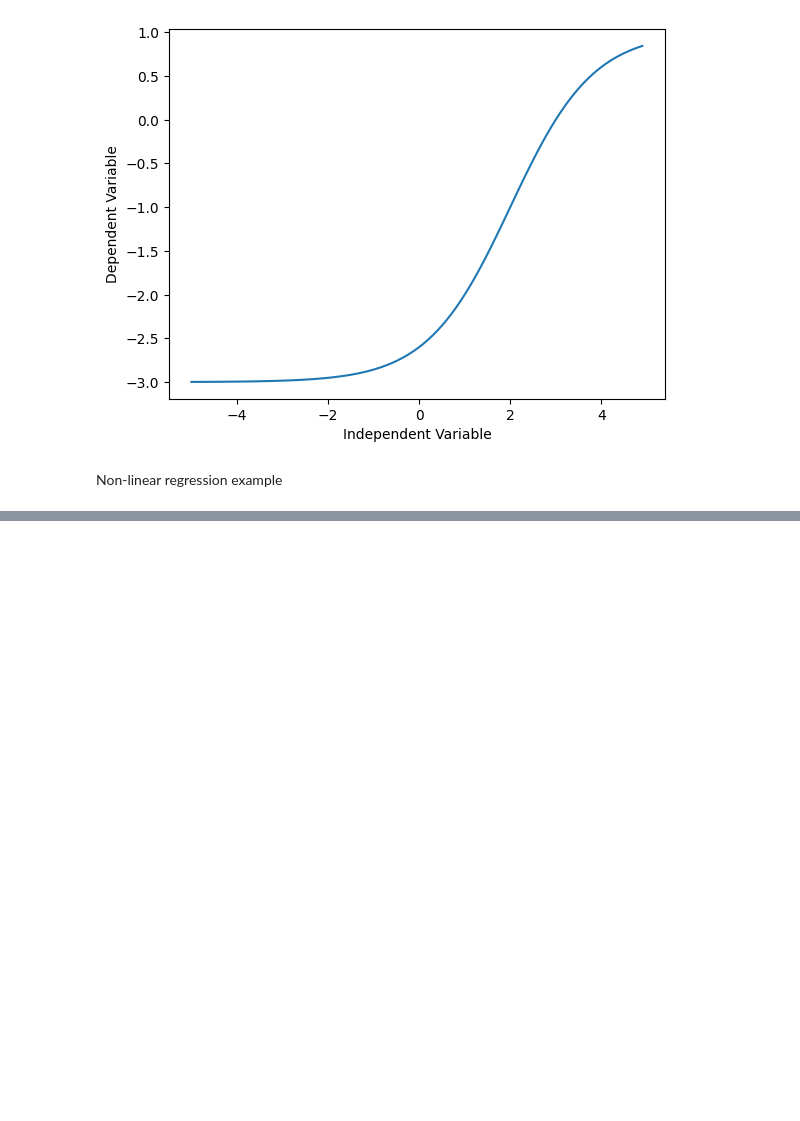
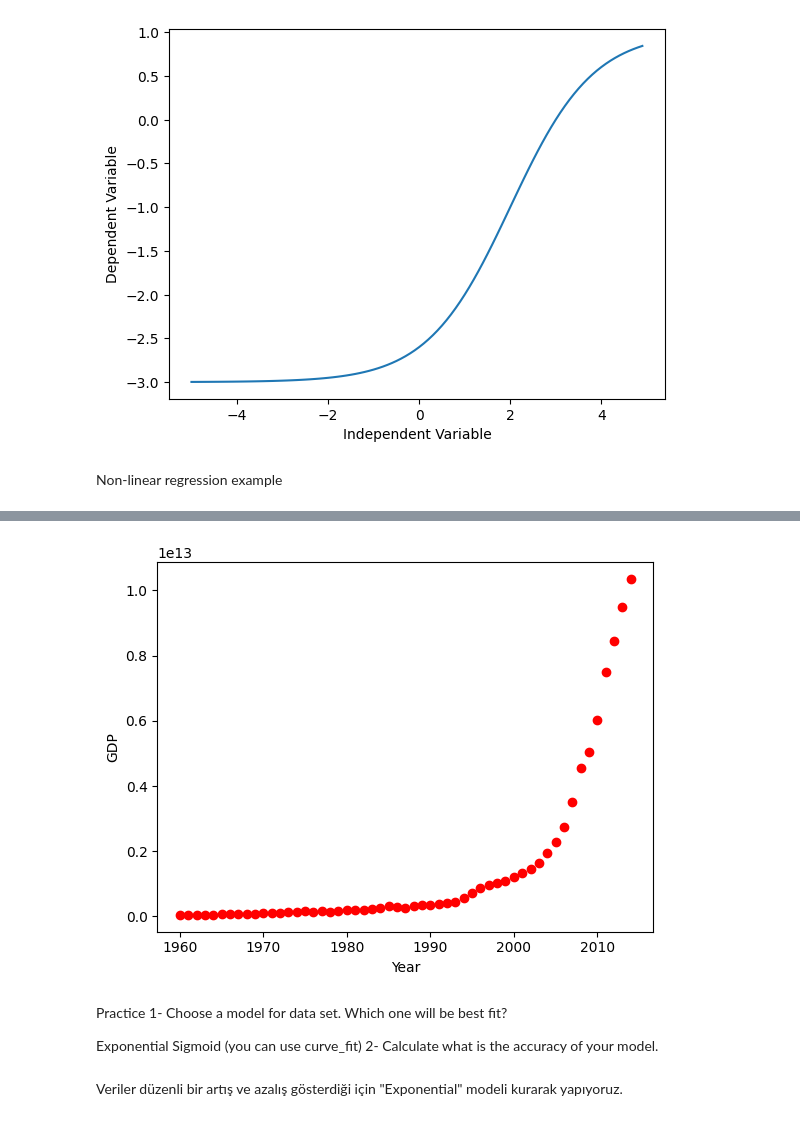
Before and after one commit to BusraSarikaya1/data, a Jupyter notebook: week 7/7-example.ipynb, the cells around one changed output, grey strips where cells are left out. Saved outputs shown, nothing was run; the diff lists cells and outputs as text; code cells hidden in the pictures; blank space fills up the shorter version.

Commit message:
ekders için yapılan alıştırma eklendi.

```diff
--- a/week 7/7-example.ipynb
+++ b/week 7/7-example.ipynb
@@ -107,3 +107,5 @@ import pandas as pd
 # %%
 # downloading dataset
 # !wget -nv -O china_gdp.csv https://cf-courses-data.s3.us.cloud-object-storage.appdomai
+# %%
+df = pd.read_csv("china_gdp.csv")
@@ -109,0 +126,17 @@ import pandas as pd
+# %%
+x_data, y_data = (df["Year"].values, df["Value"].values)
+plt.plot(x_data, y_data, "ro")
+plt.ylabel("GDP")
+plt.xlabel("Year")
+plt.show()
+# %% [output]
+[figure, added]
+# %% [markdown]
+Practice
+1- Choose a model for data set. Which one will be best fit?
+
+Exponential
+Sigmoid (you can use curve_fit)
+2- Calculate what is the accuracy of your model.
+# %% [markdown]
+Veriler düzenli bir artış ve azalış gösterdiği için "Exponential" modeli kurarak yapıyoruz.
```
Also changed, not shown: parts of 9 cells of this notebook.
